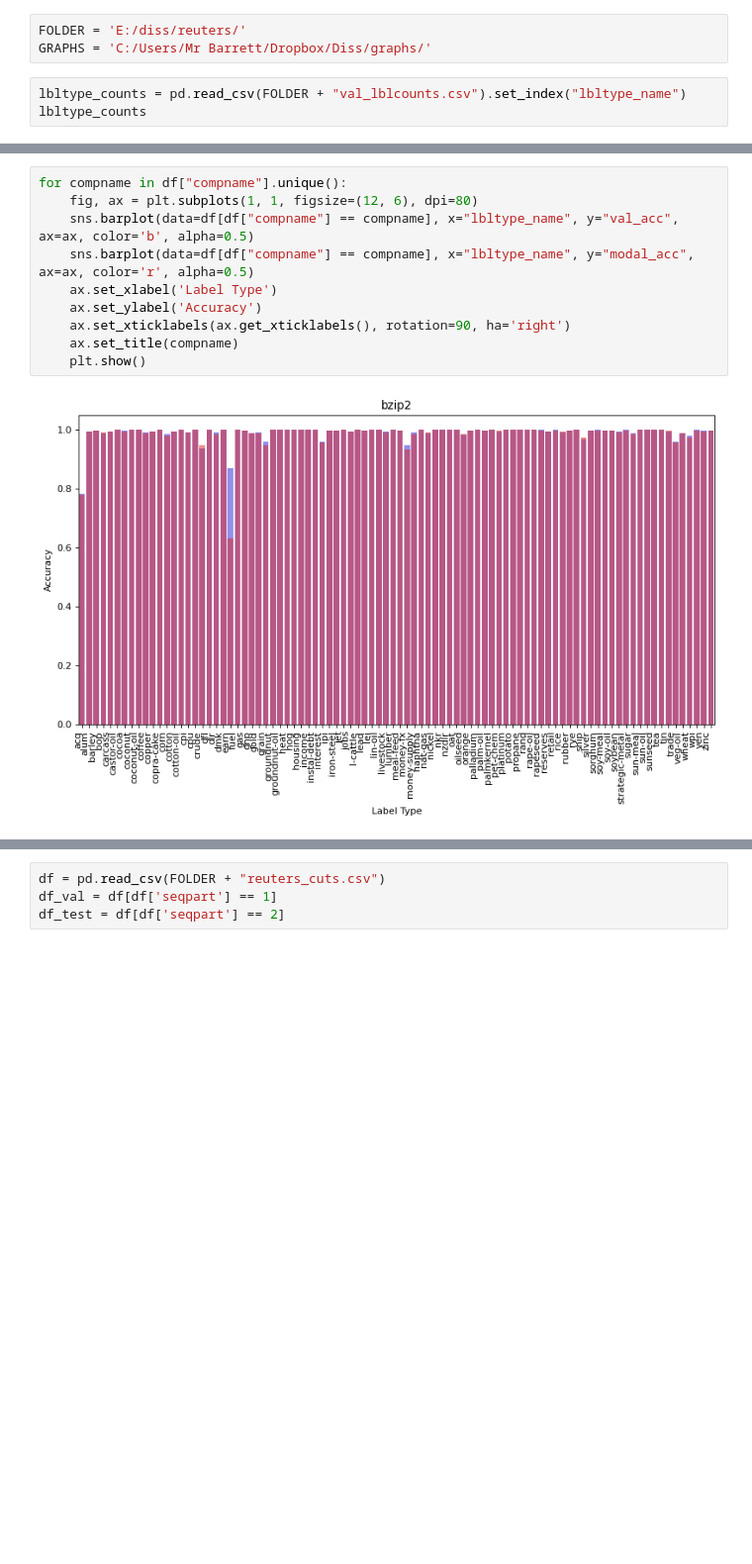
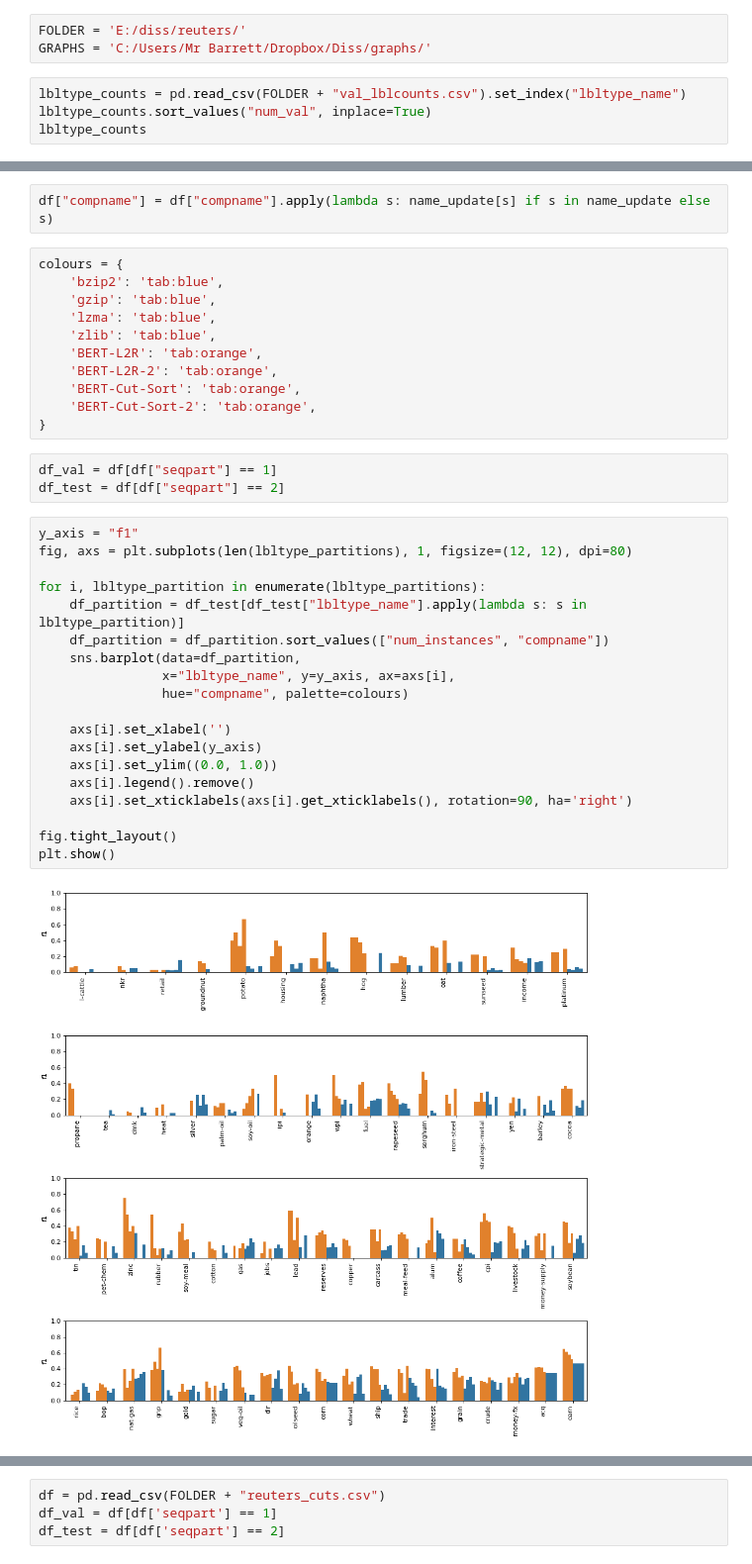
Before and after one commit to samuelbarrett1234/csproject, a Jupyter notebook: Reuters Analysis.ipynb, the cells around one changed output, grey strips where cells are left out. Shown: that part at 99% size. Drawn from its saved outputs; the diff is of its cells as text; blank space fills up the shorter version.

Commit message:
Added more results and graphs.

```diff
--- a/Reuters Analysis.ipynb
+++ b/Reuters Analysis.ipynb
@@ -10,6 +10,7 @@ FOLDER = 'E:/diss/reuters/'
 GRAPHS = 'C:/Users/Mr Barrett/Dropbox/Diss/graphs/'
 # %%
 lbltype_counts = pd.read_csv(FOLDER + "val_lblcounts.csv").set_index("lbltype_name")
+lbltype_counts.sort_values("num_val", inplace=True)
 lbltype_counts
 # %% [output]
 |  | num_val |
@@ -31,12 +69,37 @@ df = pd.read_csv(FOLDER + "reuters_accs.csv")
+# %%
+df["compname"] = df["compname"].apply(lambda s: name_update[s] if s in name_update else s)
+# %%
+colours = {
+    'bzip2': 'tab:blue',
+    'gzip': 'tab:blue',
+    'lzma': 'tab:blue',
+    'zlib': 'tab:blue',
+    'BERT-L2R': 'tab:orange',
+    'BERT-L2R-2': 'tab:orange',
+    'BERT-Cut-Sort': 'tab:orange',
+    'BERT-Cut-Sort-2': 'tab:orange',
+}
+# %%
+df_val = df[df["seqpart"] == 1]
+df_test = df[df["seqpart"] == 2]
 # %%
-for compname in df["compname"].unique():
-    fig, ax = plt.subplots(1, 1, figsize=(12, 6), dpi=80)
-    sns.barplot(data=df[df["compname"] == compname], x="lbltype_name", y="val_acc", ax=ax, color='b', alpha=0.5)
-    sns.barplot(data=df[df["compname"] == compname], x="lbltype_name", y="modal_acc", ax=ax, color='r', alpha=0.5)
-    ax.set_xlabel('Label Type')
-    ax.set_ylabel('Accuracy')
-    ax.set_xticklabels(ax.get_xticklabels(), rotation=90, ha='right')
-    ax.set_title(compname)
-    plt.show()
+y_axis = "f1"
+fig, axs = plt.subplots(len(lbltype_partitions), 1, figsize=(12, 12), dpi=80)
+
+for i, lbltype_partition in enumerate(lbltype_partitions):
+    df_partition = df_test[df_test["lbltype_name"].apply(lambda s: s in lbltype_partition)]
+    df_partition = df_partition.sort_values(["num_instances", "compname"])
+    sns.barplot(data=df_partition,
+                x="lbltype_name", y=y_axis, ax=axs[i],
+                hue="compname", palette=colours)
+
+    axs[i].set_xlabel('')
+    axs[i].set_ylabel(y_axis)
+    axs[i].set_ylim((0.0, 1.0))
+    axs[i].legend().remove()
+    axs[i].set_xticklabels(axs[i].get_xticklabels(), rotation=90, ha='right')
+
+fig.tight_layout()
+plt.show()
 # %% [output]
-[figure, old version]
+[figure, new version]
```
Also changed, not shown: parts of 7 cells of this notebook, 1 other file.
